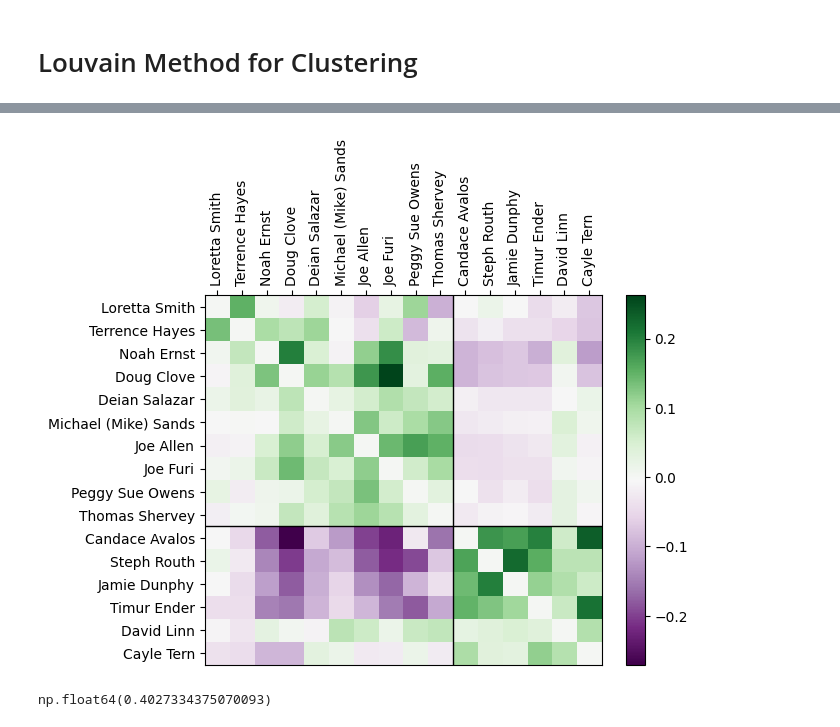
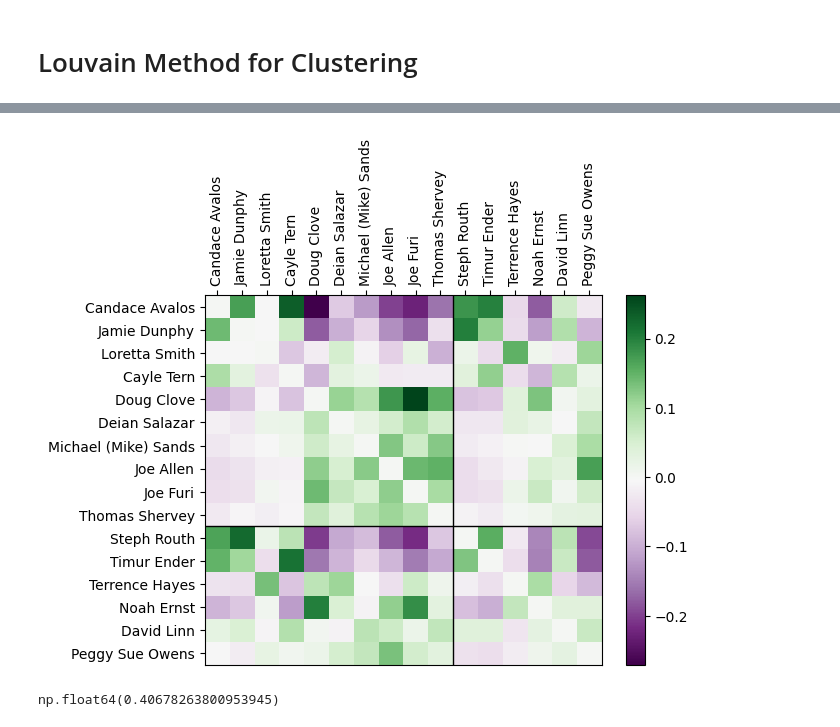
Before and after one commit to mcontrerassc/candidate_matrices, a Jupyter notebook: demo.ipynb, the cells around one changed output, grey strips where cells are left out. Cells and saved outputs as stored; diff of their text form; code cells hidden in the pictures.

Commit message:
add off-the-shelf modularity score (For now)

```diff
--- a/demo.ipynb
+++ b/demo.ipynb
@@ -172,3 +187,8 @@ partition_louv_c
   'Timur Ender',
   'David Linn',
   'Cayle Tern']]
+# %%
+# generating graph from the clean boost matrix
+G_c = create_graph_louvain_bm(boost)
+partition_louv_c, modularity_score_c = louvain_partition_from_graph(G_c, profile, 1, True)
+partition_louv_c
@@ -175,7 +212,6 @@ partition_louv_c
 # %%
 viz_partition(partition_louv_c, boost, candidates)
-first_second_score(profile, partition_louv_c)
-cut_score(profile, partition_louv_c)
+modularity_score_c
 # %% [output]
-[figure, old version]
+[figure, new version]
-np.float64(0.4027334375070093)
+np.float64(0.40678263800953945)
```
Also changed, not shown: parts of 6 cells of this notebook, 1 other file.
